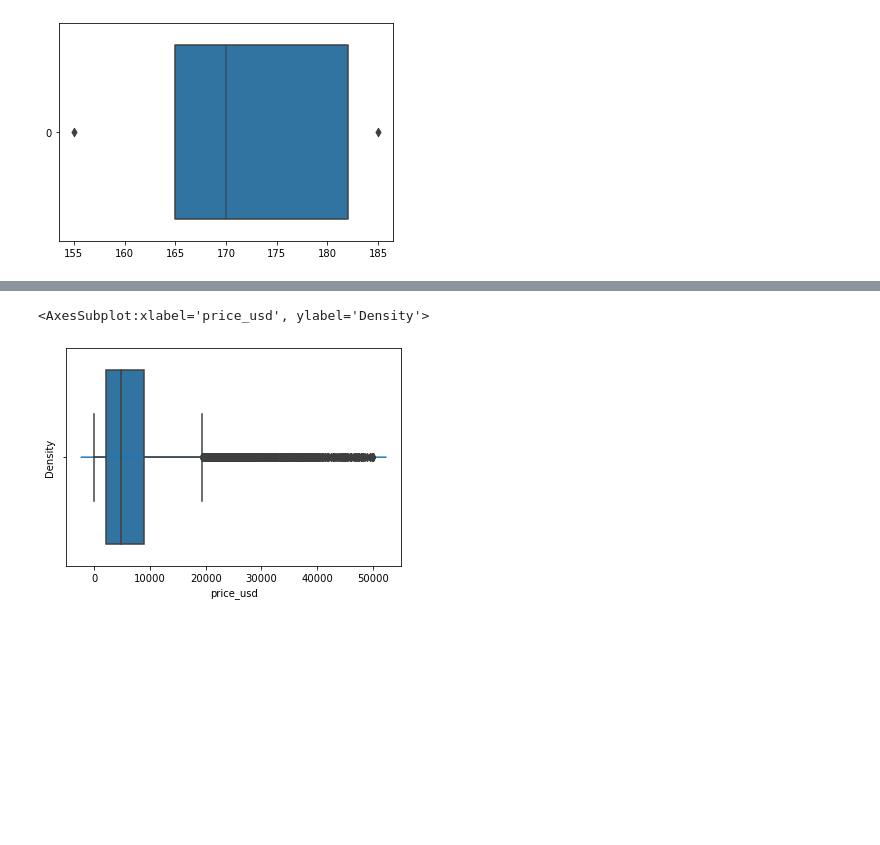
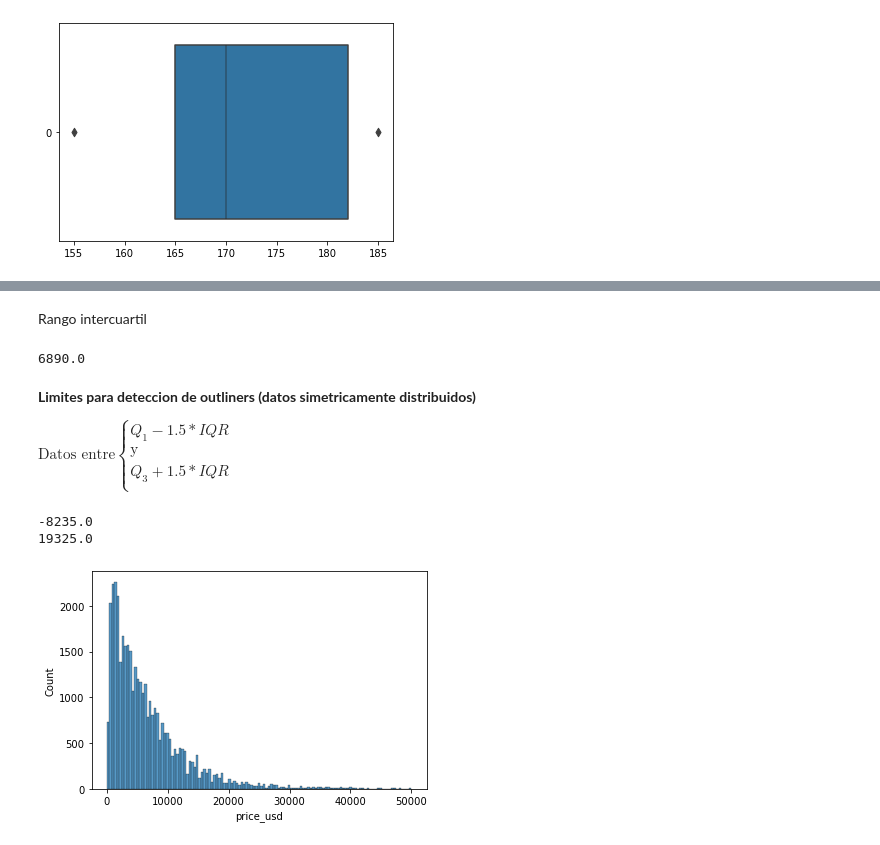
Before and after one commit to ronaldespinozaa/estadistica-descriptiva, a Jupyter notebook: estadistica-descriptiva.ipynb, the cells around one changed output, grey strips where cells are left out. Drawn from its saved outputs; the diff is of its cells as text; code cells hidden in the pictures; blank space fills up the shorter version.

```diff
--- a/estadistica-descriptiva.ipynb
+++ b/estadistica-descriptiva.ipynb
@@ -696,7 +774,35 @@ $$
+# %% [markdown]
+Rango intercuartil
+# %%
+# Rango Intercuartil (IQR)
+iqr = q3-q1
+iqr
+# %% [output]
+6890.0
+# %% [markdown]
+**Limites para deteccion de outliners (datos simetricamente distribuidos)**
+
+
+$\text{Datos entre}
+\begin{cases}
+    {\displaystyle{Q_1-1.5*IQR}} \\
+    \text{y}\\
+    {\displaystyle{Q_3 + 1.5 * IQR}}\\
+\end{cases}
+$
+# %%
+min_limit = q1 - 1.5 * iqr
+max_limit = q3 + 1.5 * iqr
+
+print(f"""
+{min_limit}
+{max_limit}
+""")
+# %% [output]
+-8235.0
+19325.0
 # %%
-# sns.histplot(data=df, x="price_usd")
-sns.kdeplot(data=df, x="price_usd")
-sns.boxplot(data=df, x="price_usd")
+# Graficar
+sns.histplot(data=df ,x='price_usd');
 # %% [output]
-<AxesSubplot:xlabel='price_usd', ylabel='Density'>
-[figure, old version]
+[figure, new version]
```
Also changed, not shown: parts of 61 cells of this notebook.
